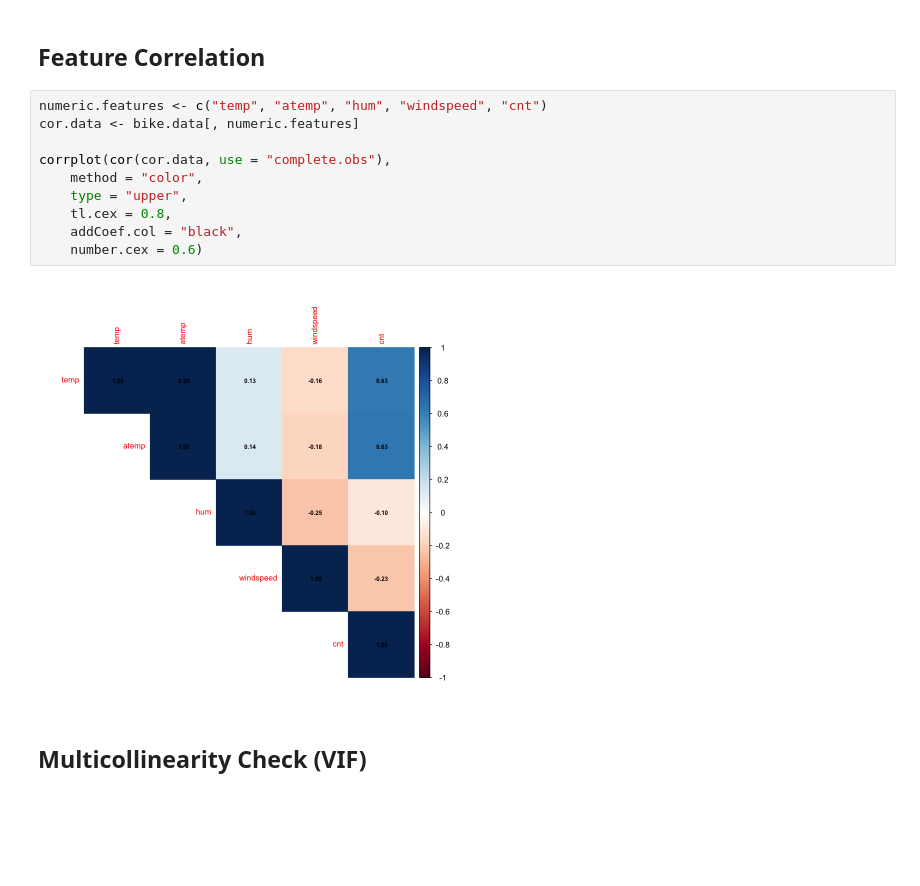
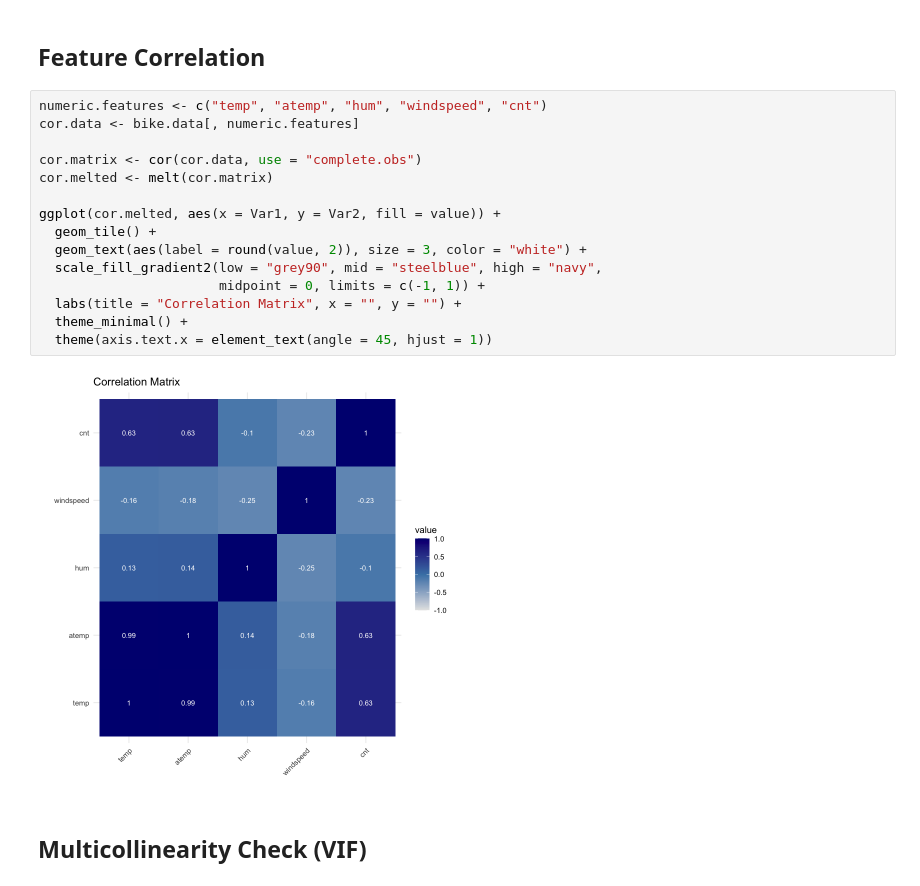
Before and after one commit to ShengPeiWilliam/bikerental-poisson, a Jupyter notebook: code/bikerental_analysis.ipynb, the cells around one changed output. Drawn from its saved outputs; the diff is of its cells as text; blank space fills up the shorter version.

```diff
--- a/code/bikerental_analysis.ipynb
+++ b/code/bikerental_analysis.ipynb
@@ -154,18 +147,23 @@ ggplot(df.num.long, aes(x = value, y = cnt)) +
 [figure]
 # %% [markdown]
 ## Feature Correlation
-# %%
-numeric.features <- c("temp", "atemp", "hum", "windspeed", "cnt")
-cor.data <- bike.data[, numeric.features]
-
-corrplot(cor(cor.data, use = "complete.obs"),
-    method = "color",
-    type = "upper",
-    tl.cex = 0.8,
-    addCoef.col = "black",
-    number.cex = 0.6)
-# %% [output]
-[figure, removed]
+# %%
+numeric.features <- c("temp", "atemp", "hum", "windspeed", "cnt")
+cor.data <- bike.data[, numeric.features]
+
+cor.matrix <- cor(cor.data, use = "complete.obs")
+cor.melted <- melt(cor.matrix)
+
+ggplot(cor.melted, aes(x = Var1, y = Var2, fill = value)) +
+  geom_tile() +
+  geom_text(aes(label = round(value, 2)), size = 3, color = "white") +
+  scale_fill_gradient2(low = "grey90", mid = "steelblue", high = "navy",
+                       midpoint = 0, limits = c(-1, 1)) +
+  labs(title = "Correlation Matrix", x = "", y = "") +
+  theme_minimal() +
+  theme(axis.text.x = element_text(angle = 45, hjust = 1))
+# %% [output]
+[figure, added]
 # %% [markdown]
 ## Multicollinearity Check (VIF)
 # %%
```
Also changed, not shown: parts of 25 cells of this notebook.
